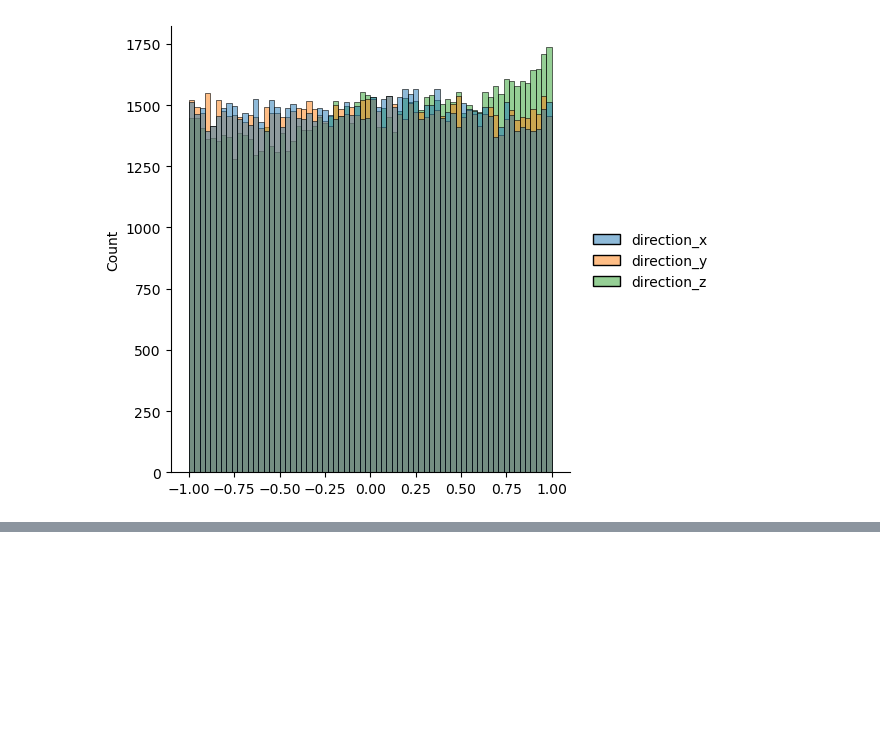
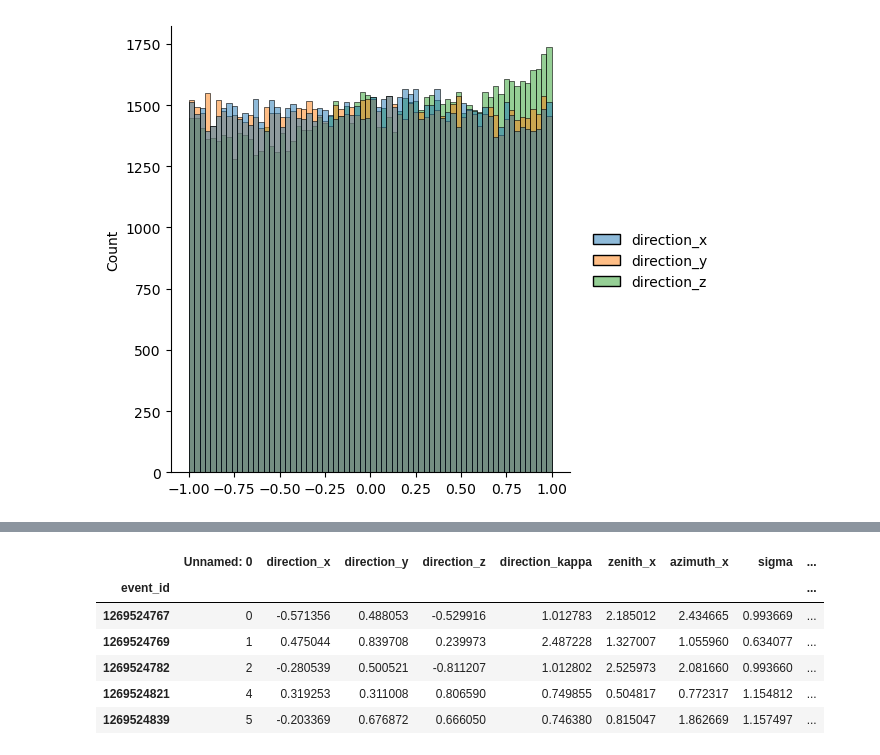
Before and after one commit to IMOKURI/kaggle-ice-cube, a Jupyter notebook: notebook/EDA.ipynb, the cells around one changed output, grey strips where cells are left out. Cells and saved outputs as stored; diff of their text form; code cells hidden in the pictures; blank space fills up the shorter version.

```diff
--- a/notebook/EDA.ipynb
+++ b/notebook/EDA.ipynb
@@ -591,0 +614,10 @@ sns.displot(input.train_meta[["direction_x", "direction_y", "direction_z"]][:100
+# %%
+results_high_sigma.head()
+# %% [output]
+|  | Unnamed: 0 | direction_x | direction_y | direction_z | direction_kappa | zenith_x | azimuth_x | sigma | ... |
+| event_id |  |  |  |  |  |  |  |  | ... |
+| 1269524767 | 0 | -0.571356 | 0.488053 | -0.529916 | 1.012783 | 2.185012 | 2.434665 | 0.993669 | ... |
+| 1269524769 | 1 | 0.475044 | 0.839708 | 0.239973 | 2.487228 | 1.327007 | 1.055960 | 0.634077 | ... |
+| 1269524782 | 2 | -0.280539 | 0.500521 | -0.811207 | 1.012802 | 2.525973 | 2.081660 | 0.993660 | ... |
+| 1269524821 | 4 | 0.319253 | 0.311008 | 0.806590 | 0.749855 | 0.504817 | 0.772317 | 1.154812 | ... |
+| 1269524839 | 5 | -0.203369 | 0.676872 | 0.666050 | 0.746380 | 0.815047 | 1.862669 | 1.157497 | ... |
```
Also changed, not shown: parts of 5 cells of this notebook, 7 other files.
